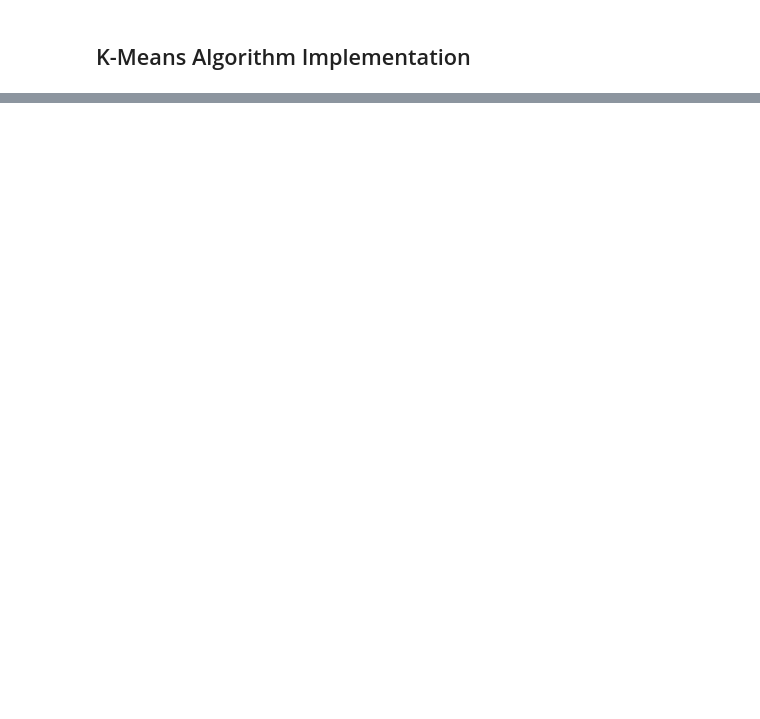
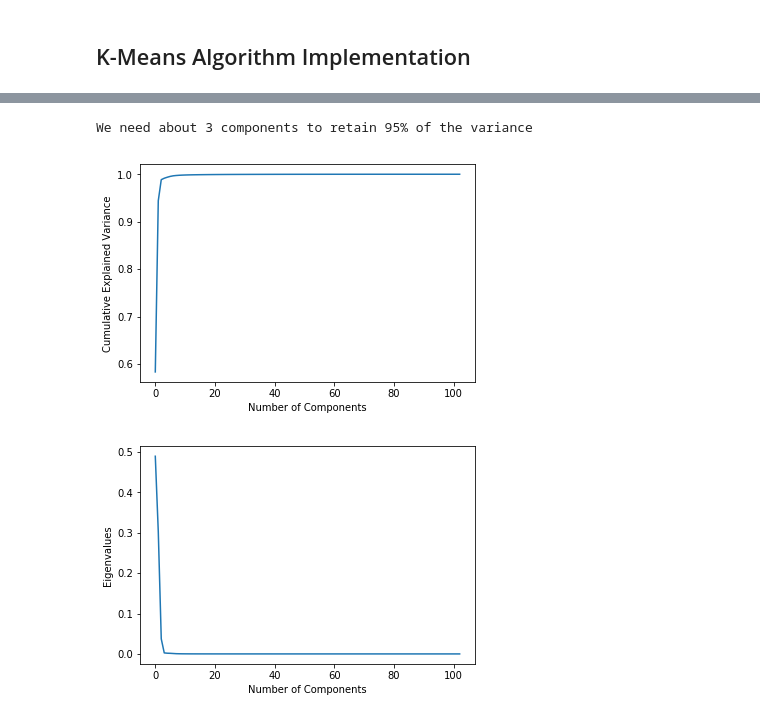
Before and after one commit to Eiris/MLProjectUF, a Jupyter notebook: Project 1/Project_1 - Data Cleaning for Kmeans.ipynb, the cells around one changed output, grey strips where cells are left out. Saved outputs shown, nothing was run; the diff lists cells and outputs as text; code cells hidden in the pictures; blank space fills up the shorter version.

```diff
--- a/Project 1/Project_1 - Data Cleaning for Kmeans.ipynb
+++ b/Project 1/Project_1 - Data Cleaning for Kmeans.ipynb
@@ -165,0 +187,31 @@ Step 4 - Smoothing Image - Time to do: 0.00s
+# %%
+from sklearn.decomposition import PCA
+data = hsimg_data.reshape(hsimg_data.shape[0] * hsimg_data.shape[1], hsimg_data.shape[2])
+pca = PCA().fit(data)
+cum_var = np.cumsum(pca.explained_variance_ratio_)
+eigenvalues = pca.explained_variance_
+
+count = 0
+for var in cum_var:
+    count += 1
+    if var >= 0.95:
+        n_components = count
+        answer = "We need about "+ str(n_components) + " components to retain 95% of the variance"
+        print(answer)
+        break
+
+plt.figure(1)
+plt.plot(cum_var)
+plt.xlabel('Number of Components')
+plt.ylabel('Cumulative Explained Variance')
+plt.figure(2)
+plt.plot(eigenvalues)
+plt.xlabel('Number of Components')
+plt.ylabel('Eigenvalues')
+plt.show()
+
+# Minumum Noise Factor --> Similar to PCA but removes noise from bands
+# %% [output]
+We need about 3 components to retain 95% of the variance
+[figure, added]
+[figure, added]
```
Also changed, not shown: parts of 11 cells of this notebook.
